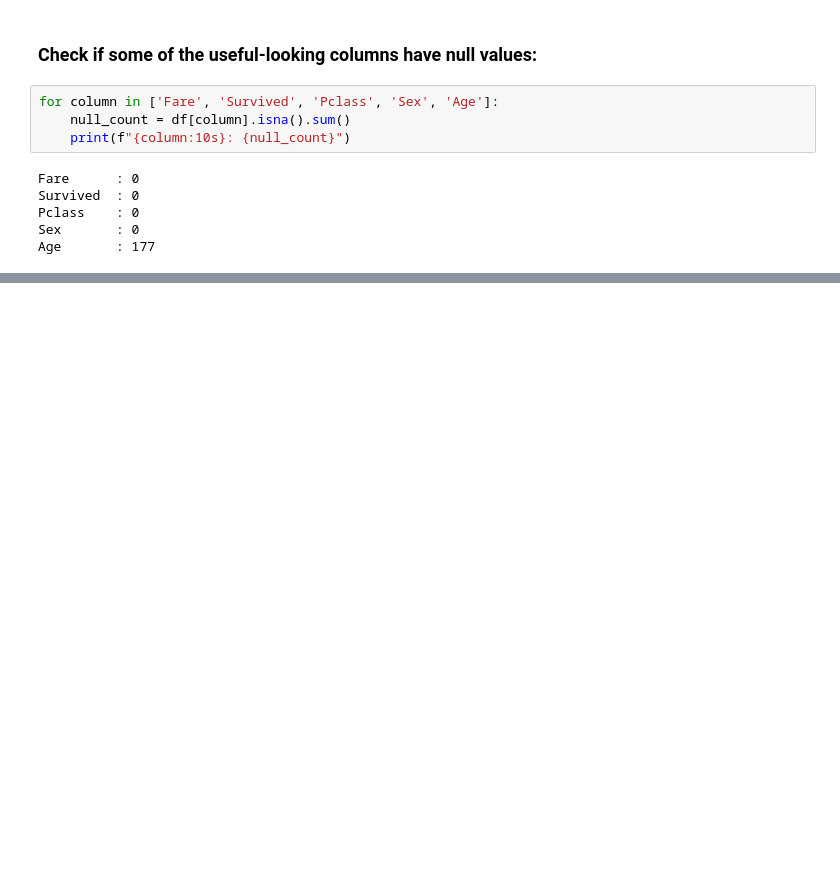
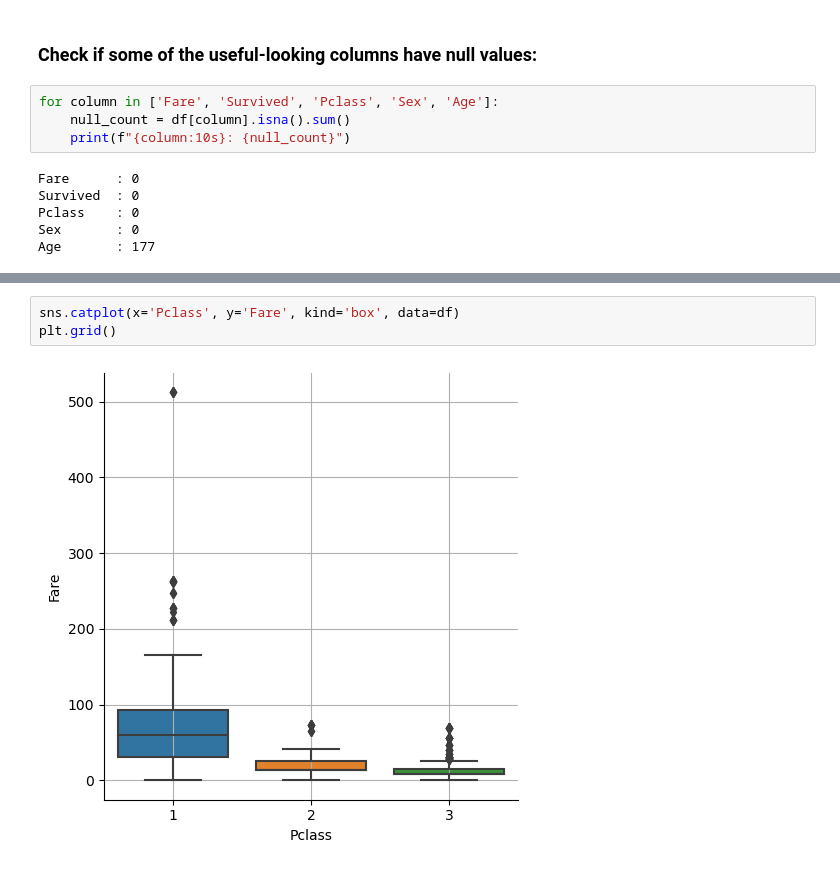
Before and after one commit to mahitarashid/problem_solving, a Jupyter notebook: python_projects/analyze_titanic.ipynb, the cells around one changed output, grey strips where cells are left out. Saved outputs shown, nothing was run; the diff lists cells and outputs as text; blank space fills up the shorter version.

```diff
--- a/python_projects/analyze_titanic.ipynb
+++ b/python_projects/analyze_titanic.ipynb
@@ -30,0 +87,5 @@ Age       : 177
+# %%
+sns.catplot(x='Pclass', y='Fare', kind='box', data=df)
+plt.grid()
+# %% [output]
+[figure, added]
```
Also changed, not shown: parts of 9 cells of this notebook.
